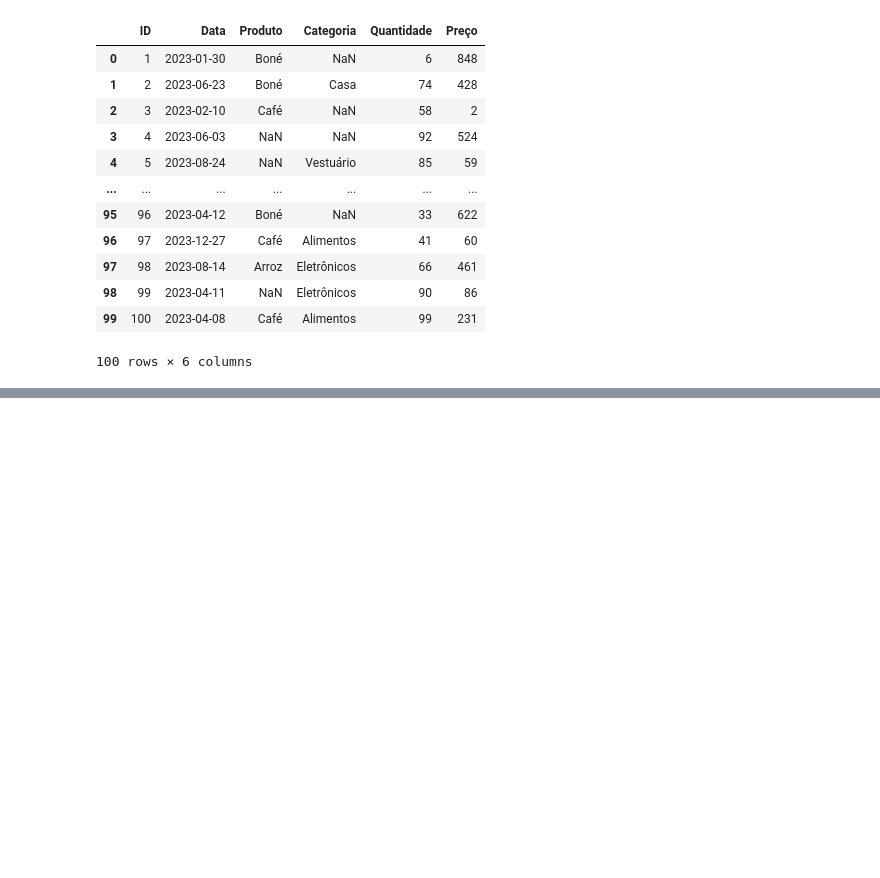
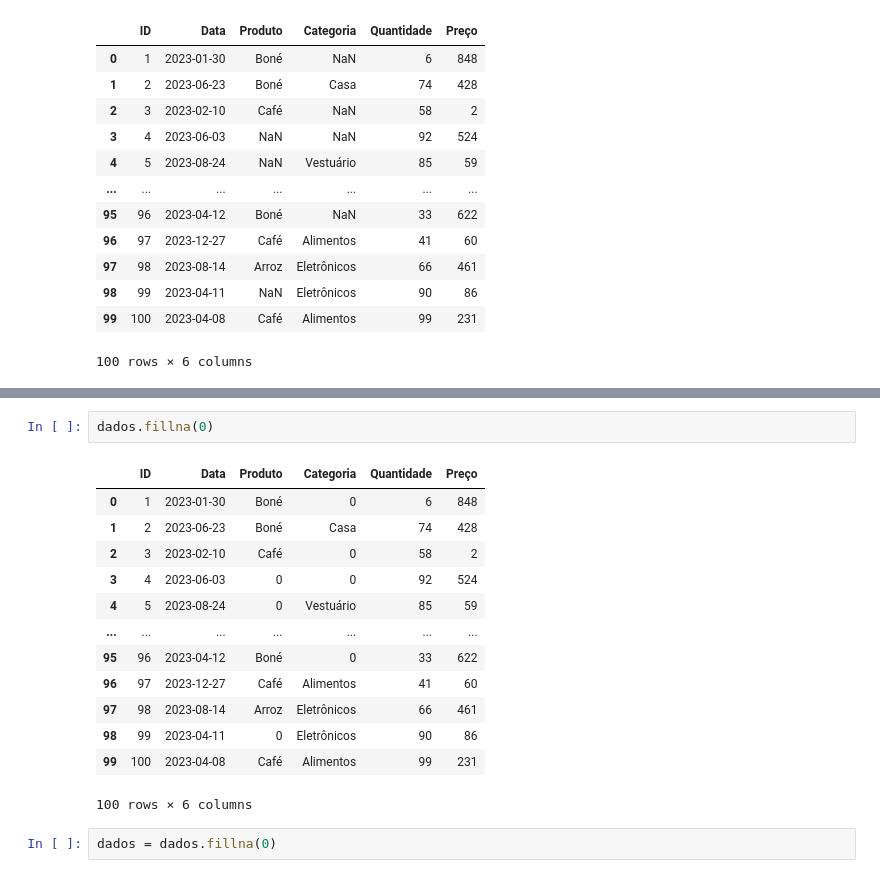
Before and after one commit to PedroTomasini/Teste_Analytics_PedroTomasini, a Jupyter notebook: Teste_Analytics_PedroTomasini.ipynb, the cells around one changed output, grey strips where cells are left out. Drawn from its saved outputs; the diff is of its cells as text; blank space fills up the shorter version.

```diff
--- a/Teste_Analytics_PedroTomasini.ipynb
+++ b/Teste_Analytics_PedroTomasini.ipynb
@@ -64,0 +95,18 @@ dados
+# %%
+dados.fillna(0)
+# %% [output]
+|  | ID | Data | Produto | Categoria | Quantidade | Preço |
+| 0 | 1 | 2023-01-30 | Boné | 0 | 6 | 848 |
+| 1 | 2 | 2023-06-23 | Boné | Casa | 74 | 428 |
+| 2 | 3 | 2023-02-10 | Café | 0 | 58 | 2 |
+| 3 | 4 | 2023-06-03 | 0 | 0 | 92 | 524 |
+| 4 | 5 | 2023-08-24 | 0 | Vestuário | 85 | 59 |
+| ... | ... | ... | ... | ... | ... | ... |
+| 95 | 96 | 2023-04-12 | Boné | 0 | 33 | 622 |
+| 96 | 97 | 2023-12-27 | Café | Alimentos | 41 | 60 |
+| 97 | 98 | 2023-08-14 | Arroz | Eletrônicos | 66 | 461 |
+| 98 | 99 | 2023-04-11 | 0 | Eletrônicos | 90 | 86 |
+| 99 | 100 | 2023-04-08 | Café | Alimentos | 99 | 231 |
+100 rows × 6 columns
+# %%
+dados = dados.fillna(0)
```
Also changed, not shown: parts of 16 cells of this notebook.
